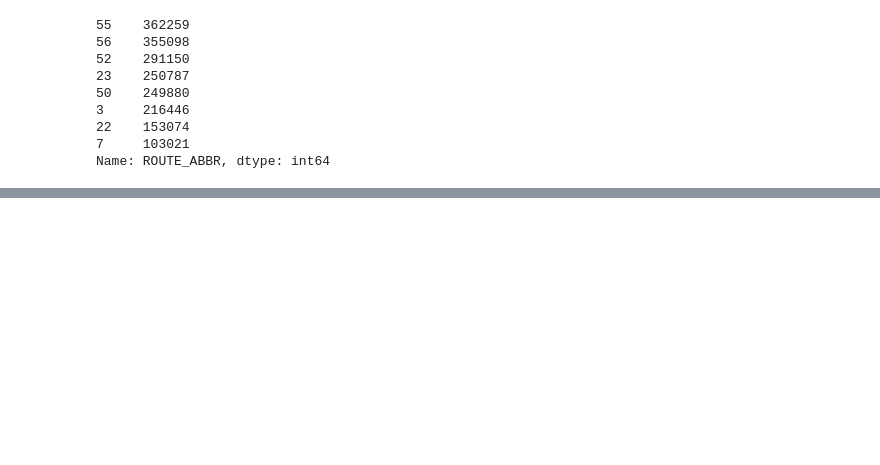
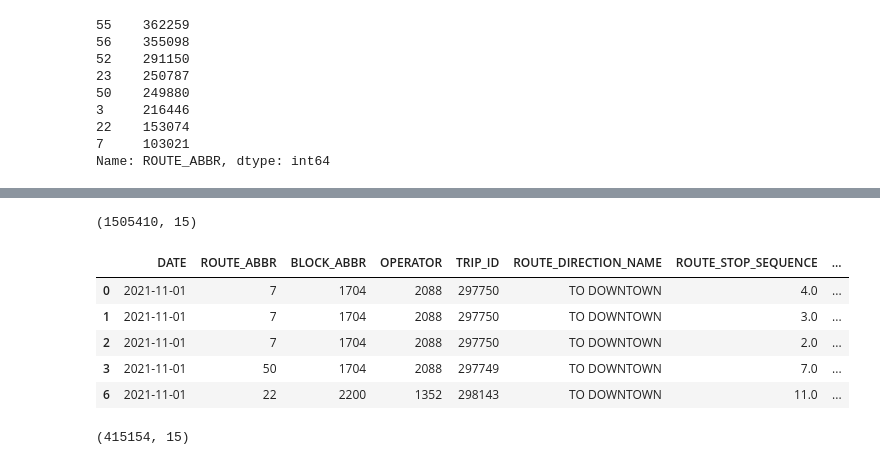
Before and after one commit to NSS-Data-Analytics-Cohort-7/wego-grumpy-concat, a Jupyter notebook: notebook/wego.ipynb, the cells around one changed output, grey strips where cells are left out. Saved outputs shown, nothing was run; the diff lists cells and outputs as text; code cells hidden in the pictures; blank space fills up the shorter version.

```diff
--- a/notebook/wego.ipynb
+++ b/notebook/wego.ipynb
@@ -309,0 +392,20 @@ headwaydata['ADHERENCE'].corr(headwaydata['ACTUAL_HDWY'])
+# %%
+late.shape
+
+##1,306,754 - steven's greater than 0 without nulls
+# %% [output]
+(1505410, 15)
+# %%
+early = headwaydata[headwaydata['ADHERENCE']>0]
+late.head()
+# %% [output]
+|  | DATE | ROUTE_ABBR | BLOCK_ABBR | OPERATOR | TRIP_ID | ROUTE_DIRECTION_NAME | ROUTE_STOP_SEQUENCE | ... |
+| 0 | 2021-11-01 | 7 | 1704 | 2088 | 297750 | TO DOWNTOWN | 4.0 | ... |
+| 1 | 2021-11-01 | 7 | 1704 | 2088 | 297750 | TO DOWNTOWN | 3.0 | ... |
+| 2 | 2021-11-01 | 7 | 1704 | 2088 | 297750 | TO DOWNTOWN | 2.0 | ... |
+| 3 | 2021-11-01 | 50 | 1704 | 2088 | 297749 | TO DOWNTOWN | 7.0 | ... |
+| 6 | 2021-11-01 | 22 | 2200 | 1352 | 298143 | TO DOWNTOWN | 11.0 | ... |
+# %%
+early.shape
+# %% [output]
+(415154, 15)
```
Also changed, not shown: parts of 21 cells of this notebook.
